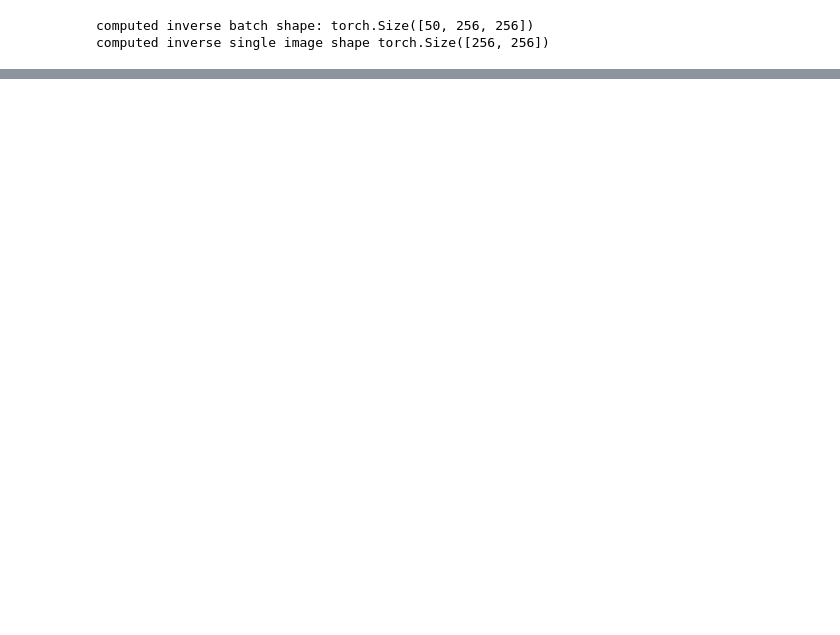
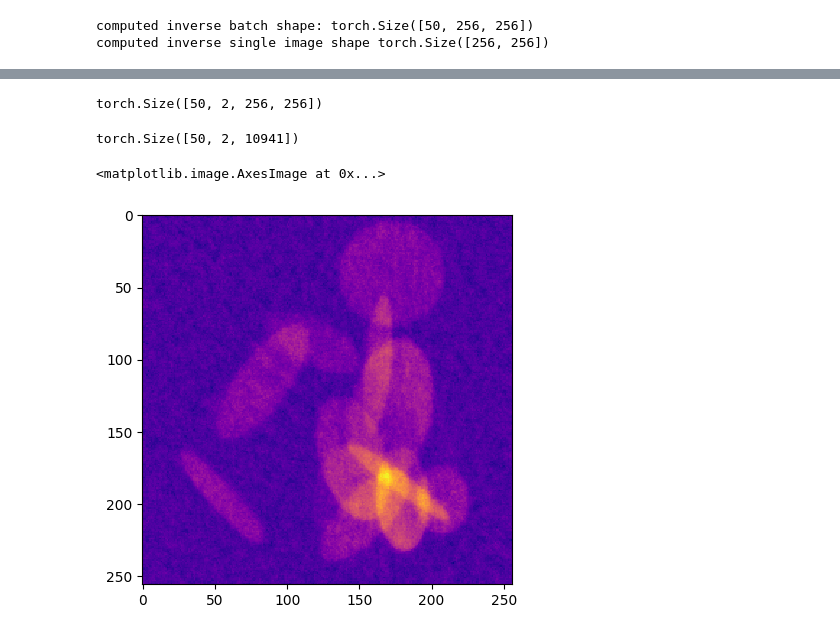
Before and after one commit to smichelena/robust-nets-wavelet-rec, a Jupyter notebook: ellipses/test_wavelet_methods.ipynb, the cells around one changed output, grey strips where cells are left out. Drawn from its saved outputs; the diff is of its cells as text; code cells hidden in the pictures; blank space fills up the shorter version.

```diff
--- a/ellipses/test_wavelet_methods.ipynb
+++ b/ellipses/test_wavelet_methods.ipynb
@@ -98,0 +116,5 @@ plt.imshow(b_batch_plot, cmap='plasma')
+# %%
+mask_func = operators.RadialMaskFunc(config.n, 40)
+mask = operators.unprep_fft_channel(mask_func((1, 1) + config.n + (1,)))
+OpA = operators.Fourier(mask)
+OpW = W
@@ -98,0 +135,13 @@ plt.imshow(b_batch_plot, cmap='plasma')
+# %%
+X_0 = operators.to_complex(X_0.to(device))
+X_0.shape
+# %% [output]
+torch.Size([50, 2, 256, 256])
+# %%
+### Measurent vectors y = P_omega \circ Fx + eps
+Y_ref = operators.noise_gaussian(OpA.dot(X_0), 10)
+Y_ref.shape
+# %% [output]
+torch.Size([50, 2, 10941])
+# %%
+x_naive = OpA.adj(Y_ref)
@@ -98,0 +150,5 @@ plt.imshow(b_batch_plot, cmap='plasma')
+# %%
+plt.imshow(x_naive[0, 0, :, :].detach().cpu().numpy(), cmap="plasma")
+# %% [output]
+<matplotlib.image.AxesImage at 0x...>
+[figure, added]
```
Also changed, not shown: parts of 17 cells of this notebook, 2 other files.
